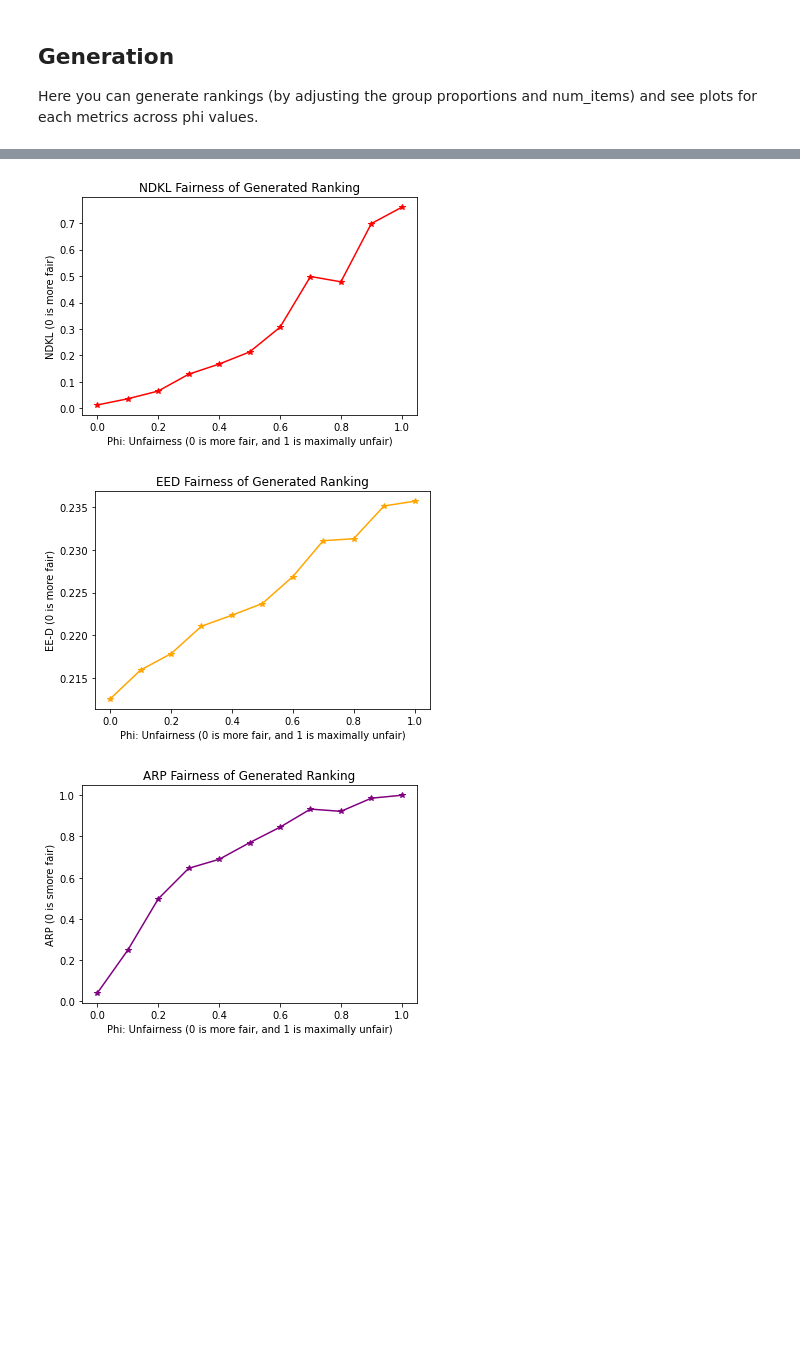
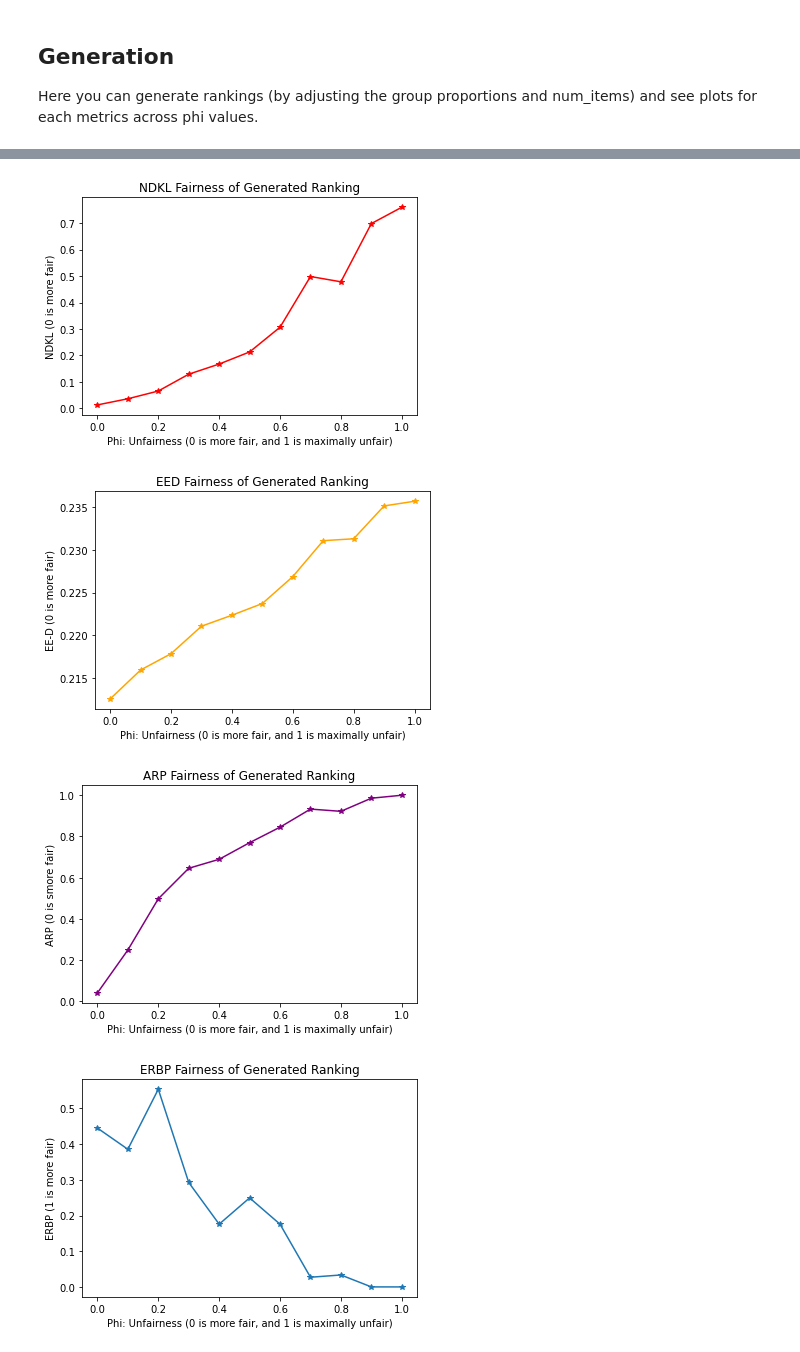
Before and after one commit to KCachel/fairranktune, a Jupyter notebook: FairRankTunePlayground.ipynb, the cells around one changed output, grey strips where cells are left out. Drawn from its saved outputs; the diff is of its cells as text; code cells hidden in the pictures; blank space fills up the shorter version.

```diff
--- a/FairRankTunePlayground.ipynb
+++ b/FairRankTunePlayground.ipynb
@@ -32,6 +32,7 @@ er_plot = []
 eed_plot = []
 arp_plot = []
 awrf_plot = []
+erbp_plot = []
 
 for phi in [0, .1, .2, .3, .4, .5, .6, .7, .8, .9, 1]:
     ranking, ranking_ids = frt.GenFromGroups(group_proportions, num_items, phi, 1)
@@ -40,12 +41,14 @@ for phi in [0, .1, .2, .3, .4, .5, .6, .7, .8, .9, 1]:
     eed, avg_exps = frt.EXP(ranking, ranking_ids, 'LTwo')
     arp, _ = frt.ARP(ranking, ranking_ids, 'MaxMinDiff')
     awrf, avg_attns = frt.AWRF(ranking, ranking_ids, 1/num_items, 'MinMaxRatio')
+    erbp, avg_erbexp = frt.ERBP(ranking, ranking_ids, 'MinMaxRatio', .9)
     phi_plot.append(phi)
     ndkl_plot.append(ndkl)
     er_plot.append(expdp)
     eed_plot.append(eed)
     arp_plot.append(arp)
     awrf_plot.append(awrf)
+    erbp_plot.append(erbp)
 
 
 #plot ER
@@ -77,31 +80,44 @@ plt.ylabel("NDKL (0 is more fair)")
 plt.xlabel("Phi: Unfairness (0 is more fair, and 1 is maximally unfair)")
 plt.title("NDKL Fairness of Generated Ranking")
 plt.plot(xpoints, ypoints, marker='*', color='red')
 plt.show()
 
 #plot EE-D
 xpoints = phi_plot
 ypoints = eed_plot
 
 plt.ylabel("EE-D (0 is more fair)")
 plt.xlabel("Phi: Unfairness (0 is more fair, and 1 is maximally unfair)")
 plt.title("EED Fairness of Generated Ranking")
 plt.plot(xpoints, ypoints, marker='*', color = 'orange')
 plt.show()
 
 # plot ARP
 xpoints = phi_plot
 ypoints = arp_plot
 
 plt.ylabel("ARP (0 is smore fair)")
 plt.xlabel("Phi: Unfairness (0 is more fair, and 1 is maximally unfair)")
 plt.title("ARP Fairness of Generated Ranking")
 plt.plot(xpoints, ypoints, marker='*', color='purple')
 plt.show()
+
+
+#plot ERBP
+xpoints = phi_plot
+ypoints = erbp_plot
+
+
+plt.ylabel("ERBP (1 is more fair)")
+plt.xlabel("Phi: Unfairness (0 is more fair, and 1 is maximally unfair)")
+plt.title("ERBP Fairness of Generated Ranking")
+plt.plot(xpoints, ypoints, marker='*')
+plt.show()
 # %% [output]
 [figure]
 [figure]
 [figure]
 [figure]
 [figure]
+[figure, added]
 # %% [markdown]
```
Also changed, not shown: parts of 6 cells of this notebook, 6 other files.
